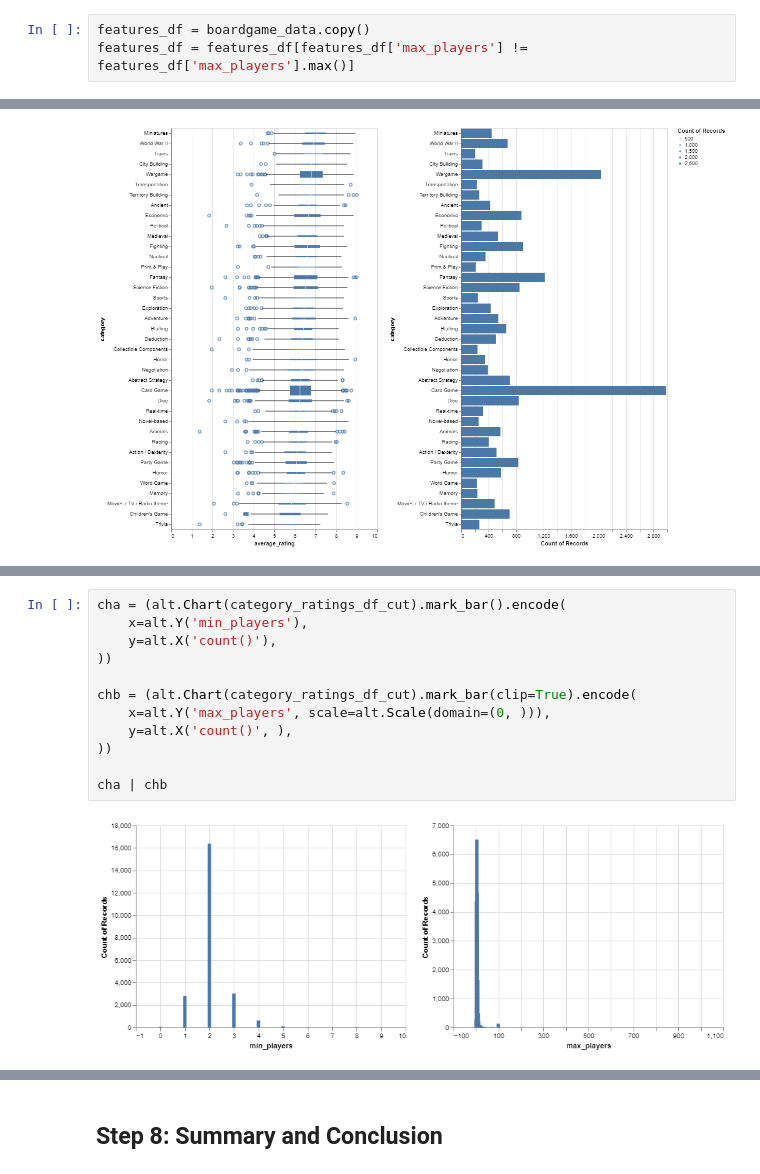
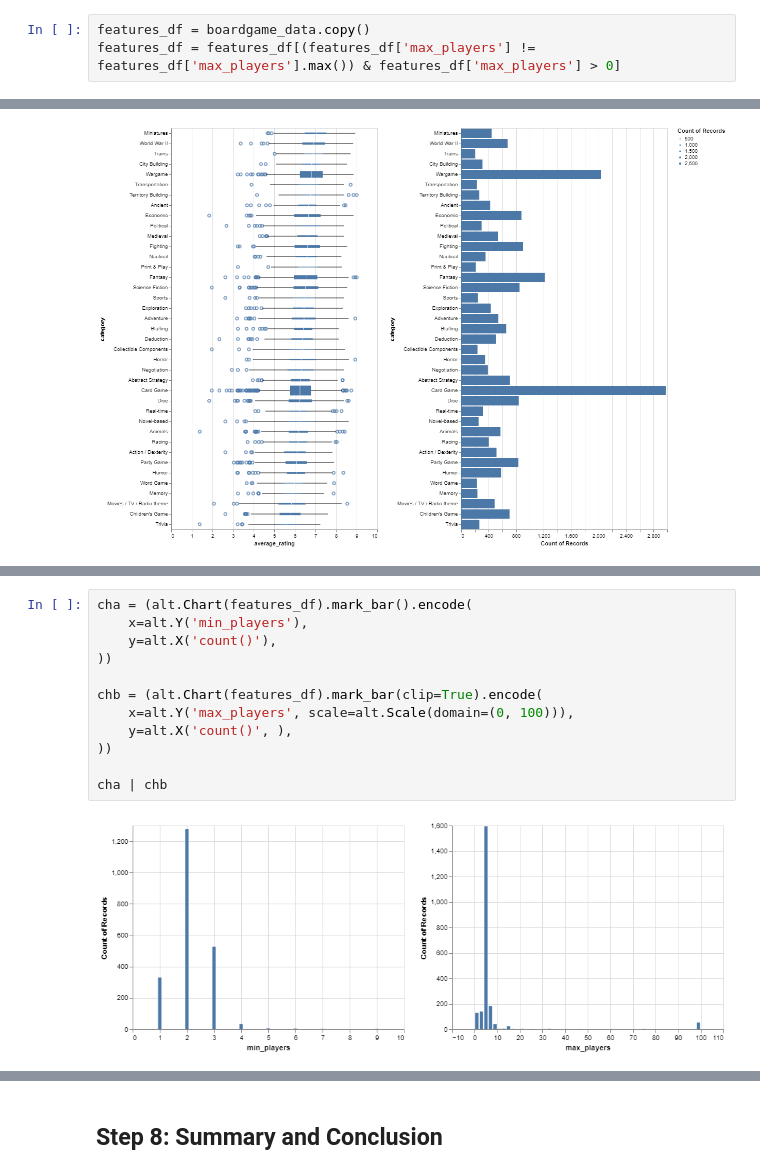
Before and after one commit to ubco-mds-2020-labs/data-550-project2-group-14, a Jupyter notebook: boardgame_EDA.ipynb, the cells around one changed output, grey strips where cells are left out. Saved outputs shown, nothing was run; the diff lists cells and outputs as text.

Commit message:
added more draft plots

```diff
--- a/boardgame_EDA.ipynb
+++ b/boardgame_EDA.ipynb
@@ -169,4 +177,4 @@ category_by_rating = category_ratings_df_cut.groupby('category')["average_rating
 # likely bin playtime
 # %%
 features_df = boardgame_data.copy()
-features_df = features_df[features_df['max_players'] != features_df['max_players'].max()]
+features_df = features_df[(features_df['max_players'] != features_df['max_players'].max()) & features_df['max_players'] > 0]
@@ -220,14 +223,14 @@ alt.Color('count()'))
 # %%
-cha = (alt.Chart(category_ratings_df_cut).mark_bar().encode(
+cha = (alt.Chart(features_df).mark_bar().encode(
     x=alt.Y('min_players'),
     y=alt.X('count()'),
 ))
 
-chb = (alt.Chart(category_ratings_df_cut).mark_bar(clip=True).encode(
-    x=alt.Y('max_players', scale=alt.Scale(domain=(0, ))),
+chb = (alt.Chart(features_df).mark_bar(clip=True).encode(
+    x=alt.Y('max_players', scale=alt.Scale(domain=(0, 100))),
     y=alt.X('count()', ),
 ))
 
 cha | chb
 # %% [output]
-[figure, old version]
+[figure, new version]
```
Also changed, not shown: parts of 12 cells of this notebook.
